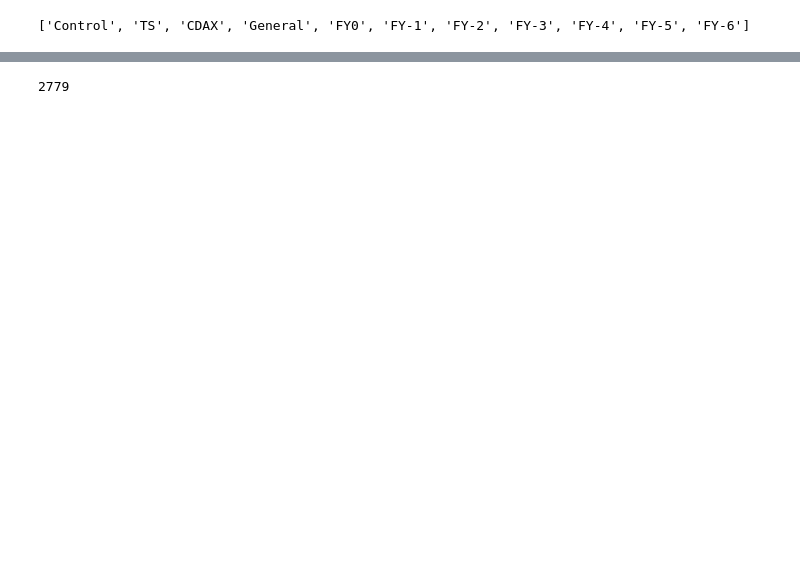
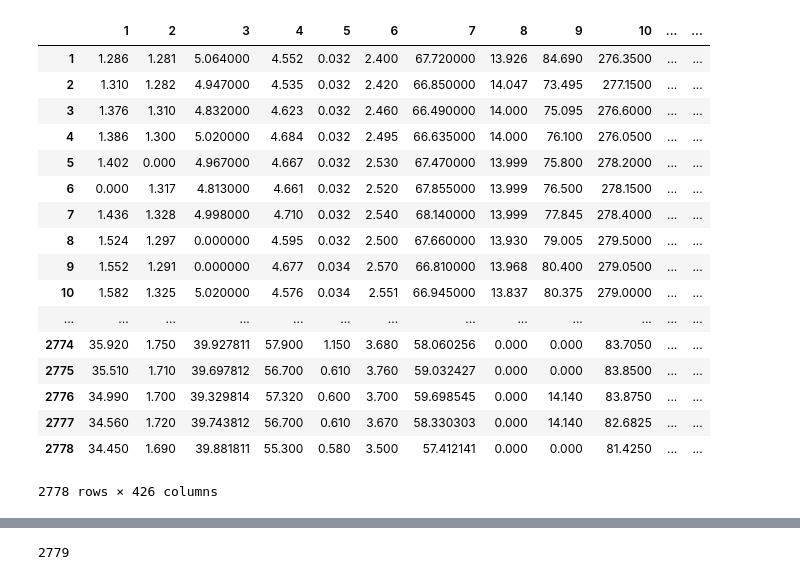
Before and after one commit to Ares7/IDP_Risks_Assesment, a Jupyter notebook: instrumentsFYn.ipynb, the cells around one changed output, grey strips where cells are left out. Saved outputs shown, nothing was run; the diff lists cells and outputs as text; code cells hidden in the pictures; blank space fills up the shorter version.

```diff
--- a/instrumentsFYn.ipynb
+++ b/instrumentsFYn.ipynb
@@ -9,6 +6,33 @@ dfTime = xl.parse("TS")
-# %%
-xl.sheet_names
-df.head()
-print(xl.sheet_names)
-# %% [output]
-['Control', 'TS', 'CDAX', 'General', 'FY0', 'FY-1', 'FY-2', 'FY-3', 'FY-4', 'FY-5', 'FY-6']
+# %%
+##df = xl.parse("FY0")
+#dfTime = xl.parse("TS")
+dfTime = xl.parse("TS", skiprows = 0, skip_footer =False)
+dfTime.replace(np.NaN,0 , inplace =True)
+df = dfTime
+# %%
+df = df.drop(df.index[[0]])#dropping 2nd row that contains "open", "close"
+df.drop('Date', axis=1, inplace=True)
+# %%
+df_sum = df
+# %%
+
+df_sum.groupby((np.arange(len(df_sum.columns)) // 2) + 1, axis=1).sum().add_prefix('s')
+# %% [output]
+|  | 1 | 2 | 3 | 4 | 5 | 6 | 7 | 8 | 9 | 10 | ... | ... |
+| 1 | 1.286 | 1.281 | 5.064000 | 4.552 | 0.032 | 2.400 | 67.720000 | 13.926 | 84.690 | 276.3500 | ... | ... |
+| 2 | 1.310 | 1.282 | 4.947000 | 4.535 | 0.032 | 2.420 | 66.850000 | 14.047 | 73.495 | 277.1500 | ... | ... |
+| 3 | 1.376 | 1.310 | 4.832000 | 4.623 | 0.032 | 2.460 | 66.490000 | 14.000 | 75.095 | 276.6000 | ... | ... |
+| 4 | 1.386 | 1.300 | 5.020000 | 4.684 | 0.032 | 2.495 | 66.635000 | 14.000 | 76.100 | 276.0500 | ... | ... |
+| 5 | 1.402 | 0.000 | 4.967000 | 4.667 | 0.032 | 2.530 | 67.470000 | 13.999 | 75.800 | 278.2000 | ... | ... |
+| 6 | 0.000 | 1.317 | 4.813000 | 4.661 | 0.032 | 2.520 | 67.855000 | 13.999 | 76.500 | 278.1500 | ... | ... |
+| 7 | 1.436 | 1.328 | 4.998000 | 4.710 | 0.032 | 2.540 | 68.140000 | 13.999 | 77.845 | 278.4000 | ... | ... |
+| 8 | 1.524 | 1.297 | 0.000000 | 4.595 | 0.032 | 2.500 | 67.660000 | 13.930 | 79.005 | 279.5000 | ... | ... |
+| 9 | 1.552 | 1.291 | 0.000000 | 4.677 | 0.034 | 2.570 | 66.810000 | 13.968 | 80.400 | 279.0500 | ... | ... |
+| 10 | 1.582 | 1.325 | 5.020000 | 4.576 | 0.034 | 2.551 | 66.945000 | 13.837 | 80.375 | 279.0000 | ... | ... |
+| ... | ... | ... | ... | ... | ... | ... | ... | ... | ... | ... | ... | ... |
+| 2774 | 35.920 | 1.750 | 39.927811 | 57.900 | 1.150 | 3.680 | 58.060256 | 0.000 | 0.000 | 83.7050 | ... | ... |
+| 2775 | 35.510 | 1.710 | 39.697812 | 56.700 | 0.610 | 3.760 | 59.032427 | 0.000 | 0.000 | 83.8500 | ... | ... |
+| 2776 | 34.990 | 1.700 | 39.329814 | 57.320 | 0.600 | 3.700 | 59.698545 | 0.000 | 14.140 | 83.8750 | ... | ... |
+| 2777 | 34.560 | 1.720 | 39.743812 | 56.700 | 0.610 | 3.670 | 58.330303 | 0.000 | 14.140 | 82.6825 | ... | ... |
+| 2778 | 34.450 | 1.690 | 39.881811 | 55.300 | 0.580 | 3.500 | 57.412141 | 0.000 | 0.000 | 81.4250 | ... | ... |
+2778 rows × 426 columns
```
Also changed, not shown: parts of 10 cells of this notebook, 1 other file.
